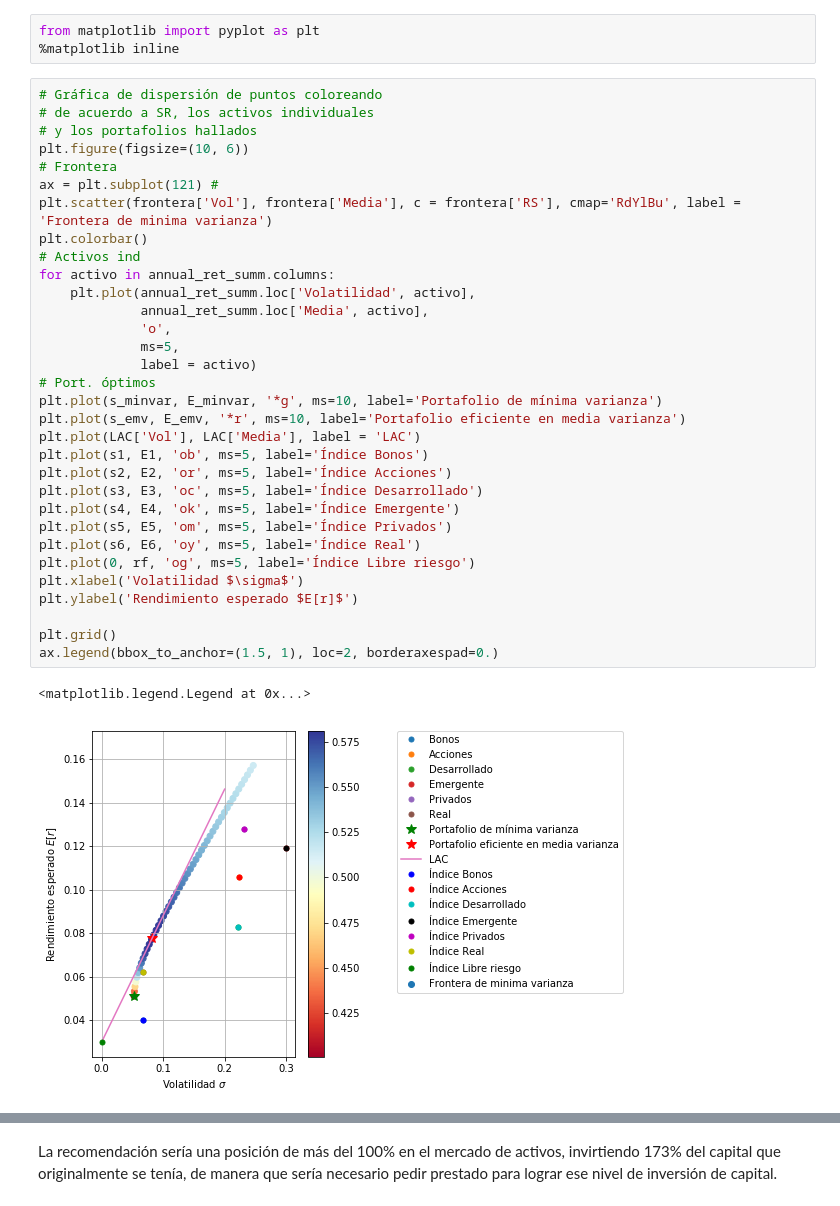
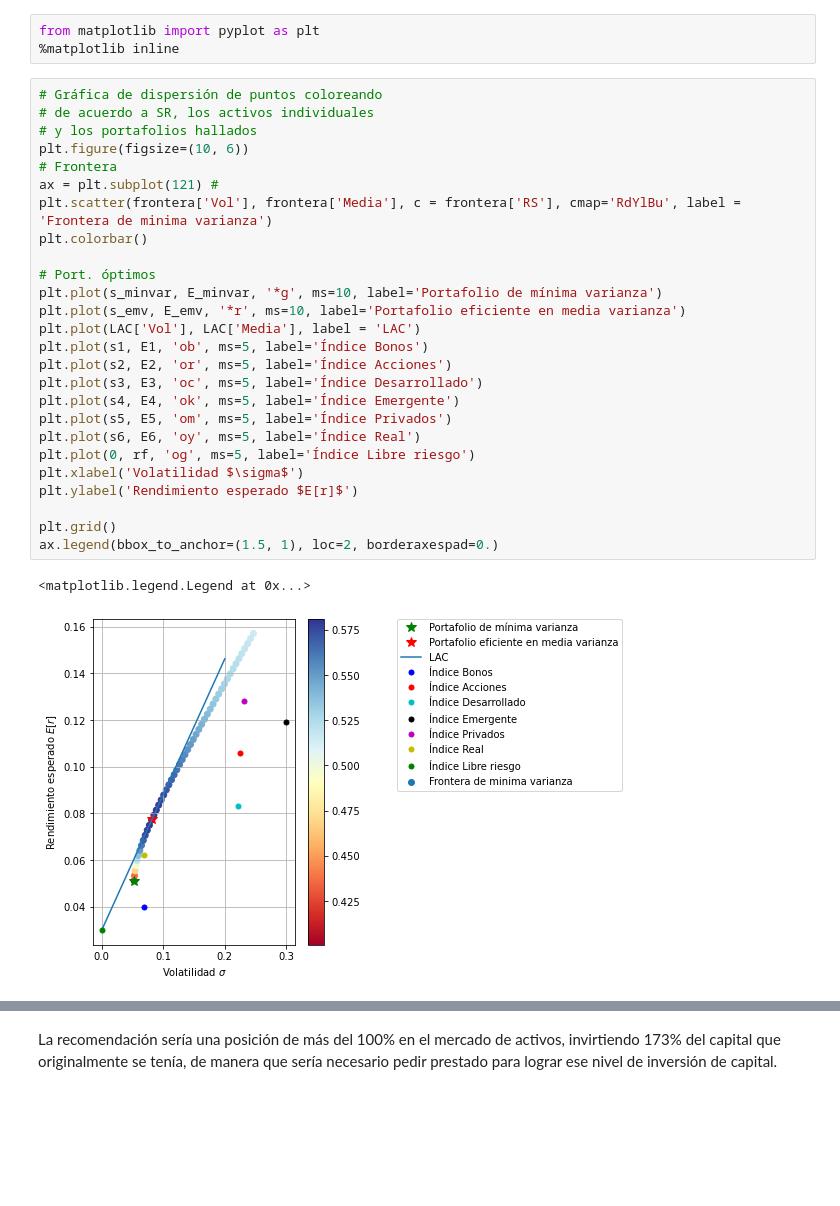
Before and after one commit to duarteandres/porinvo2020, a Jupyter notebook: Modulo3/Tarea6_DuartePablo.ipynb, the cells around one changed output, grey strips where cells are left out. Drawn from its saved outputs; the diff is of its cells as text; blank space fills up the shorter version.

```diff
--- a/Modulo3/Tarea6_DuartePablo.ipynb
+++ b/Modulo3/Tarea6_DuartePablo.ipynb
@@ -292,38 +292,32 @@ from matplotlib import pyplot as plt
 # %%
 # Gráfica de dispersión de puntos coloreando
 # de acuerdo a SR, los activos individuales
 # y los portafolios hallados
 plt.figure(figsize=(10, 6))
 # Frontera
 ax = plt.subplot(121) #
 plt.scatter(frontera['Vol'], frontera['Media'], c = frontera['RS'], cmap='RdYlBu', label = 'Frontera de minima varianza')
 plt.colorbar()
-# Activos ind
-for activo in annual_ret_summ.columns:
-    plt.plot(annual_ret_summ.loc['Volatilidad', activo],
-             annual_ret_summ.loc['Media', activo],
-             'o',
-             ms=5,
-             label = activo)
+
 # Port. óptimos
 plt.plot(s_minvar, E_minvar, '*g', ms=10, label='Portafolio de mínima varianza')
 plt.plot(s_emv, E_emv, '*r', ms=10, label='Portafolio eficiente en media varianza')
 plt.plot(LAC['Vol'], LAC['Media'], label = 'LAC')
 plt.plot(s1, E1, 'ob', ms=5, label='Índice Bonos')
 plt.plot(s2, E2, 'or', ms=5, label='Índice Acciones')
 plt.plot(s3, E3, 'oc', ms=5, label='Índice Desarrollado')
 plt.plot(s4, E4, 'ok', ms=5, label='Índice Emergente')
 plt.plot(s5, E5, 'om', ms=5, label='Índice Privados')
 plt.plot(s6, E6, 'oy', ms=5, label='Índice Real')
 plt.plot(0, rf, 'og', ms=5, label='Índice Libre riesgo')
 plt.xlabel('Volatilidad $\sigma$')
 plt.ylabel('Rendimiento esperado $E[r]$')
 
 plt.grid()
 ax.legend(bbox_to_anchor=(1.5, 1), loc=2, borderaxespad=0.)
 # %% [output]
 <matplotlib.legend.Legend at 0x...>
-[figure, old version]
+[figure, new version]
 # %%
 # Para gamma=4
 g = 4
```
Also changed, not shown: parts of 4 cells of this notebook, 5 other files.
